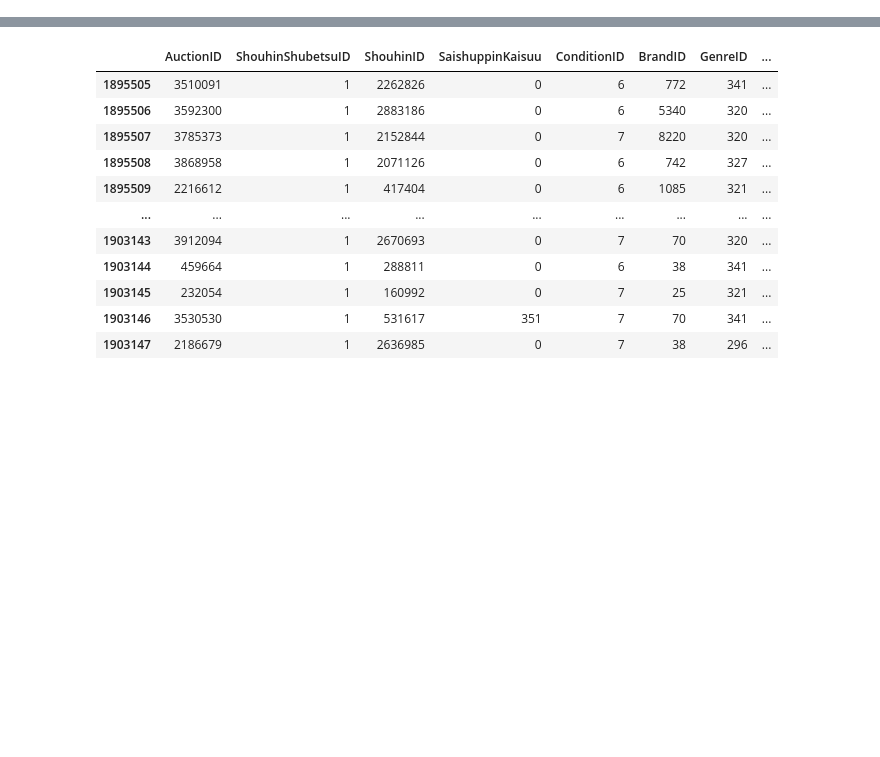
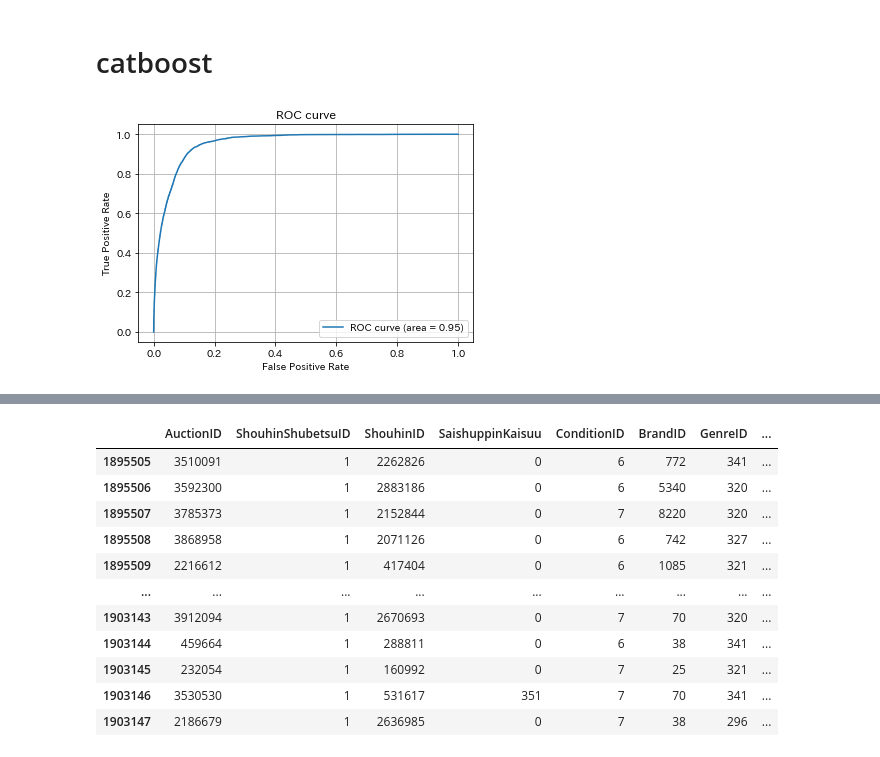
Before and after one commit to kyouyap/nishika_recommend, a Jupyter notebook: recommend1.ipynb, the cells around one changed output, grey strips where cells are left out. Saved outputs shown, nothing was run; the diff lists cells and outputs as text; code cells hidden in the pictures; blank space fills up the shorter version.

```diff
--- a/recommend1.ipynb
+++ b/recommend1.ipynb
@@ -250,0 +495,2 @@ def createfeature(inputsubmission, inputwatchlist, inputshudounyuusatsu,
+# %% [markdown]
+# catboost
@@ -250,0 +655,22 @@ def createfeature(inputsubmission, inputwatchlist, inputshudounyuusatsu,
+# %%
+from sklearn import metrics
+import matplotlib.pyplot as plt
+import numpy as np
+predict_y=0.4*watch_point+0.6*nyuusatsu_point
+test_y=valid_df.watchtag+valid_df.nyuusatsutag
+test_y=test_y.map(lambda x:1 if x>0 else 0)
+# FPR, TPR(, しきい値) を算出
+fpr, tpr, thresholds = metrics.roc_curve(test_y, predict_y)
+
+# ついでにAUCも
+auc = metrics.auc(fpr, tpr)
+
+# ROC曲線をプロット
+plt.plot(fpr, tpr, label='ROC curve (area = %.2f)'%auc)
+plt.legend()
+plt.title('ROC curve')
+plt.xlabel('False Positive Rate')
+plt.ylabel('True Positive Rate')
+plt.grid(True)
+# %% [output]
+[figure, added]
```
Also changed, not shown: parts of 36 cells of this notebook, 2 other files.
